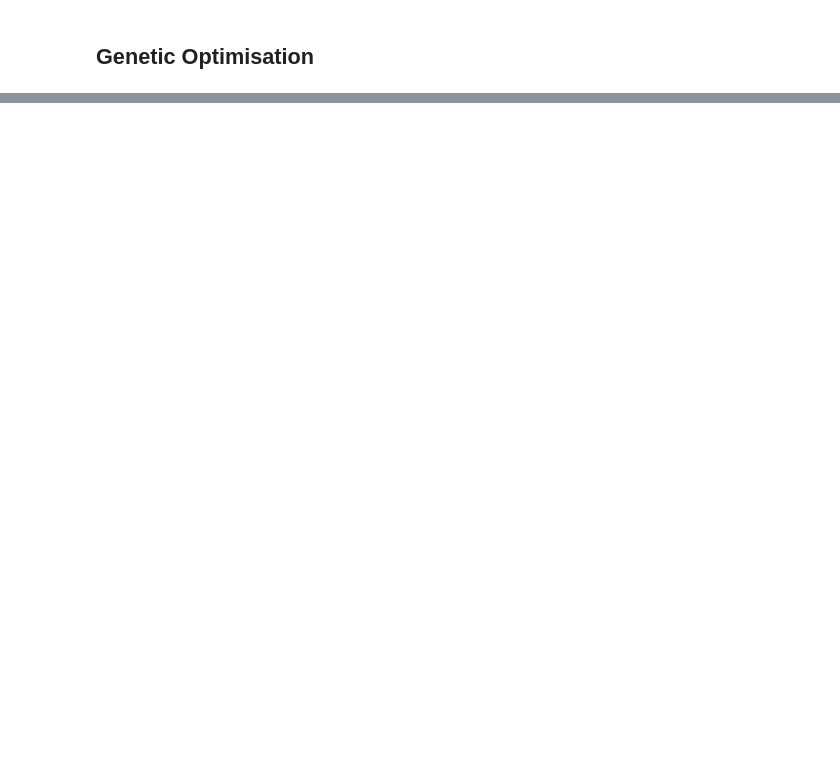
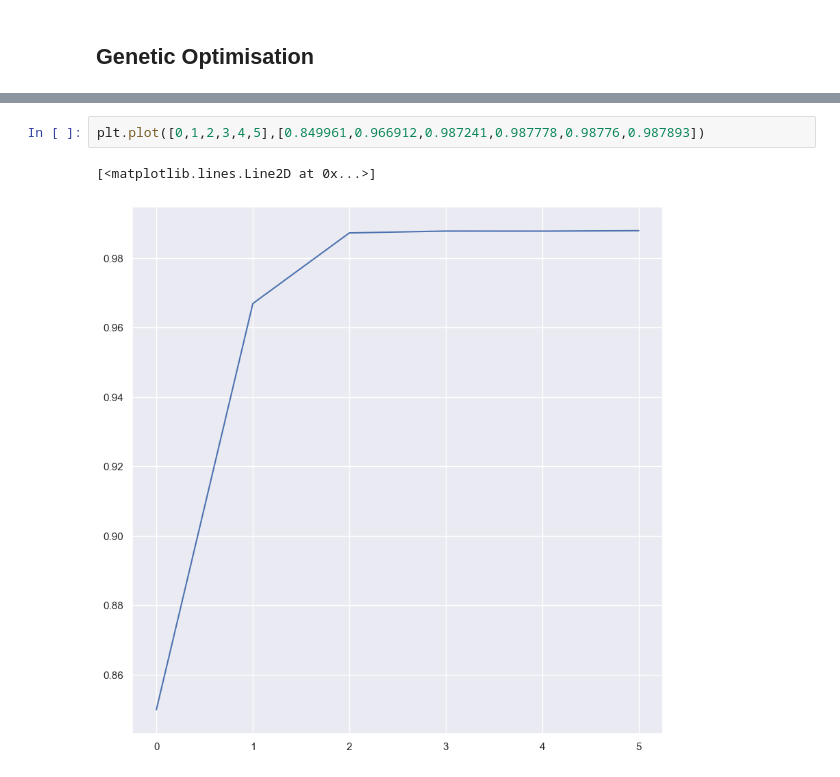
Before and after one commit to iamstarstuff/MScDataScienceThesis, a Jupyter notebook: ML Models Colab.ipynb, the cells around one changed output, grey strips where cells are left out. Drawn from its saved outputs; the diff is of its cells as text; blank space fills up the shorter version.

```diff
--- a/ML Models Colab.ipynb
+++ b/ML Models Colab.ipynb
@@ -456,0 +501,5 @@ KeyboardInterrupt: ignored
+# %%
+plt.plot([0,1,2,3,4,5],[0.849961,0.966912,0.987241,0.987778,0.98776,0.987893])
+# %% [output]
+[<matplotlib.lines.Line2D at 0x...>]
+[figure, added]
```
Also changed, not shown: parts of 33 cells of this notebook.
